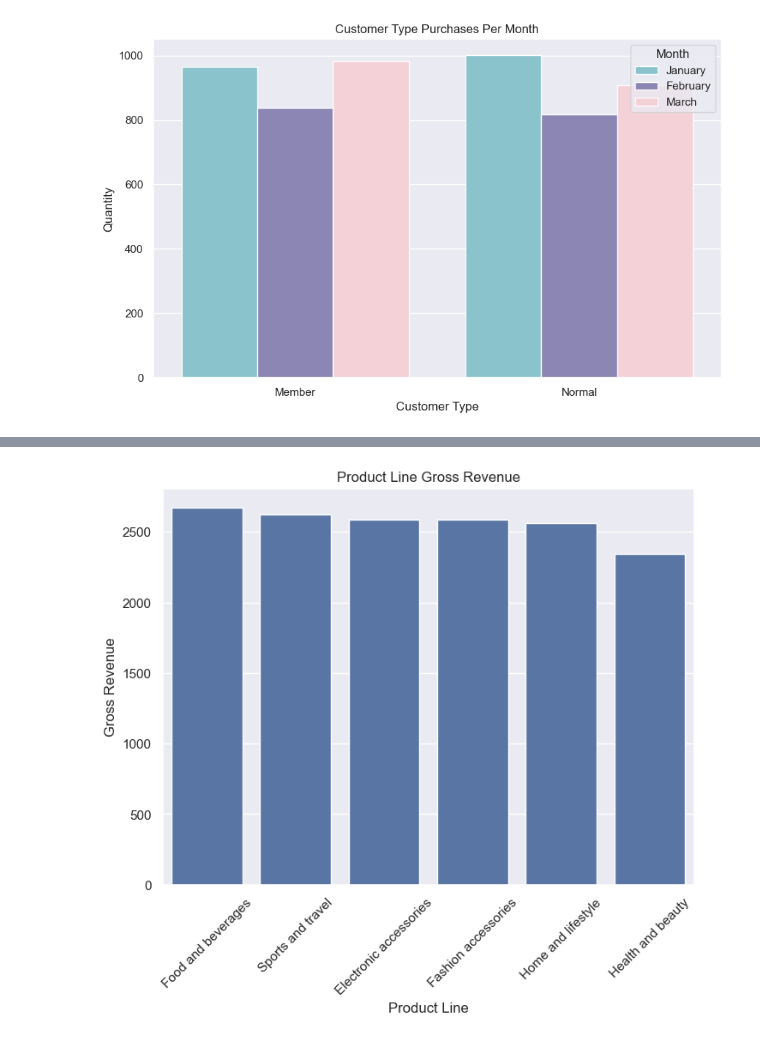
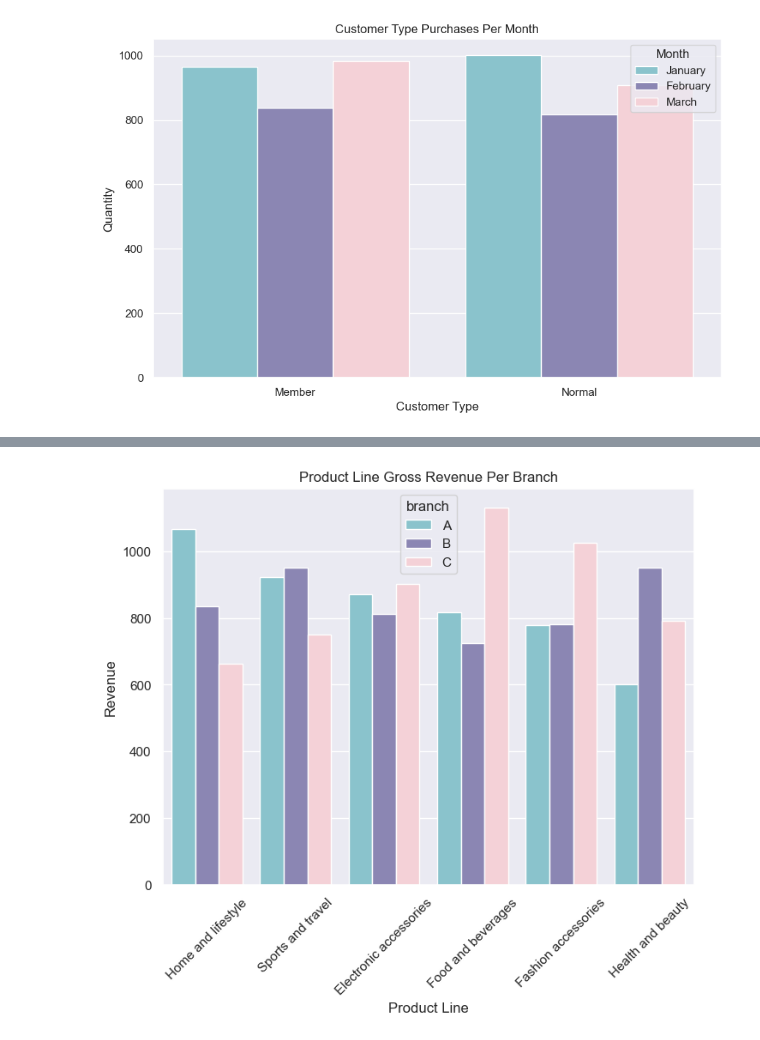
Before and after one commit to PPJQ/StoreAnalysis, a Jupyter notebook: StoreAnalysis.ipynb, the cells around one changed output, grey strips where cells are left out. Saved outputs shown, nothing was run; the diff lists cells and outputs as text; code cells hidden in the pictures.

```diff
--- a/StoreAnalysis.ipynb
+++ b/StoreAnalysis.ipynb
@@ -594,6 +705,6 @@ According with this results we can conclude the following:
 # %%
 # Grouping by product line and obtaining the revenue
-product_revenue = df.groupby('product_line', as_index=False).agg({'gross_income':'sum'}).sort_values(by='gross_income', ascending=False)
+product_revenue = df.groupby(['product_line','branch'], as_index=False).agg({'gross_income':'sum'}).sort_values(by=['branch', 'gross_income'], ascending=[True, False])
 
-product_revenue.head()
+product_revenue
 # %% [output]
@@ -606,11 +728,11 @@ product_revenue.head()
 # %%
 # Creating the data chart of Product Line Gross Income
 plt.figure(figsize=(8,6))
-sns.barplot(x='product_line', y='gross_income', data=product_revenue)
-plt.title('Product Line Gross Revenue')
+sns.barplot(x='product_line', y='gross_income', data=product_revenue, hue = 'branch', palette =['#7FCBD7', '#857EBB', '#FACBD3'])
+plt.title('Product Line Gross Revenue Per Branch')
 plt.xlabel('Product Line')
-plt.ylabel('Gross Revenue')
+plt.ylabel('Revenue')
 plt.xticks(rotation = 45)
 plt.show()
 # %% [output]
-[figure, old version]
+[figure, new version]
```
Also changed, not shown: parts of 35 cells of this notebook, 10 other files.
